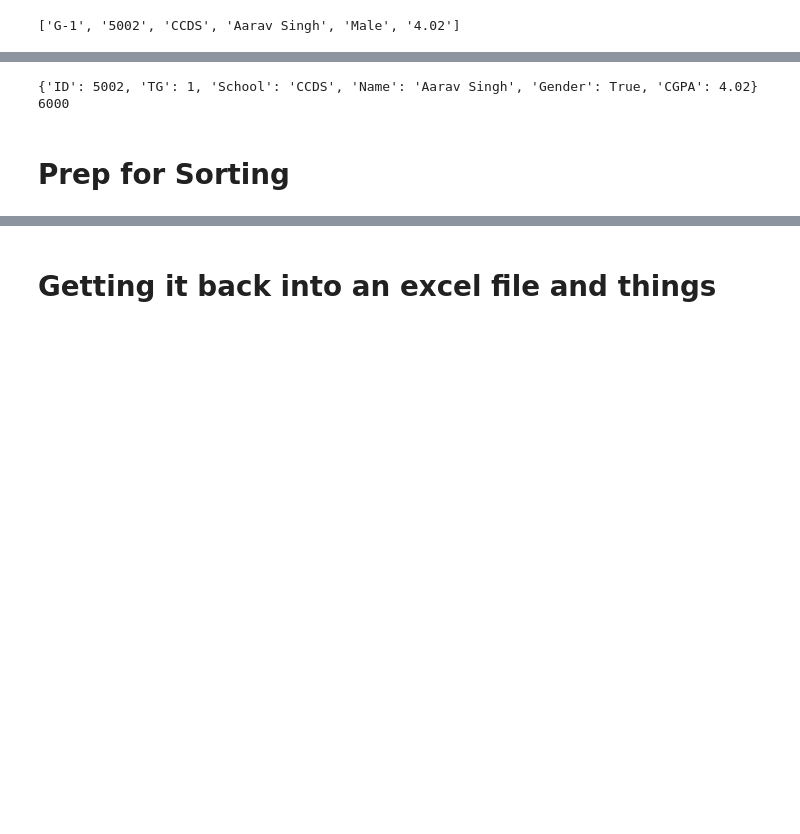
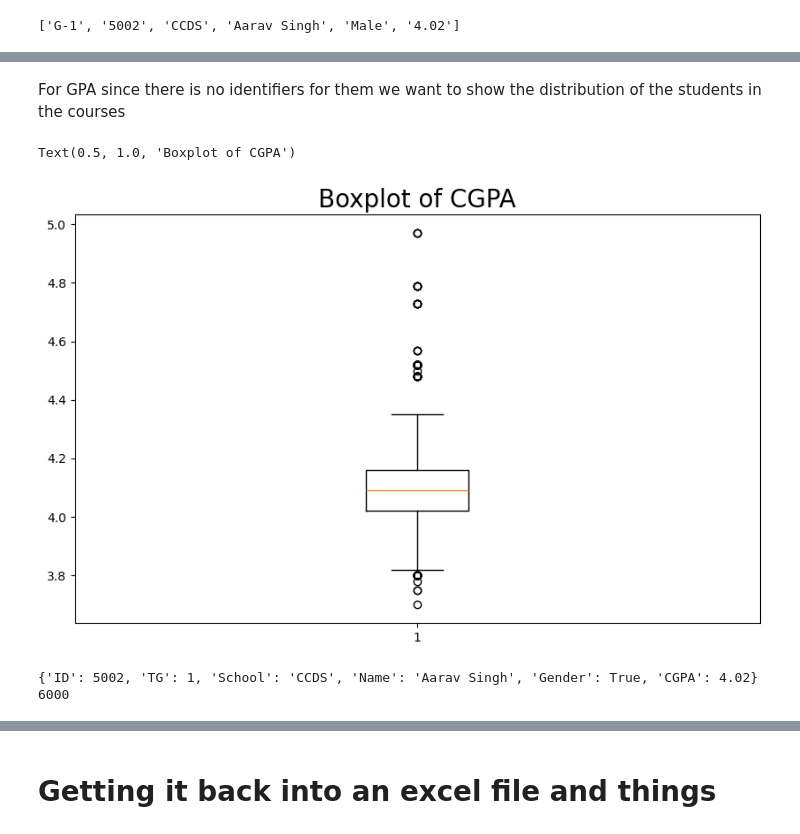
Before and after one commit to Eugene488/SC1003_MiniProj, a Jupyter notebook: Main.ipynb, the cells around one changed output, grey strips where cells are left out. Saved outputs shown, nothing was run; the diff lists cells and outputs as text; code cells hidden in the pictures; blank space fills up the shorter version.

```diff
--- a/Main.ipynb
+++ b/Main.ipynb
@@ -44,3 +128,16 @@ print(fileData[0])
+# %% [markdown]
+For GPA since there is no identifiers for them we want to show the distribution of the students in the courses
+# %%
+list_of_CGPA_float = [float(i) for i in list_of_CGPA]
+
+
+
+plt.figure(figsize=(10, 6))
+plt.boxplot(list_of_CGPA_float)
+plt.title("Boxplot of CGPA", fontsize=20)
+# %% [output]
+Text(0.5, 1.0, 'Boxplot of CGPA')
+[figure, added]
 # %%
 #global variables
 # %%
@@ -62,5 +159,3 @@ print(len(studentData))
 # %% [output]
 {'ID': 5002, 'TG': 1, 'School': 'CCDS', 'Name': 'Aarav Singh', 'Gender': True, 'CGPA': 4.02}
 6000
-# %% [markdown]
-# Prep for Sorting
```
Also changed, not shown: parts of 53 cells of this notebook.
